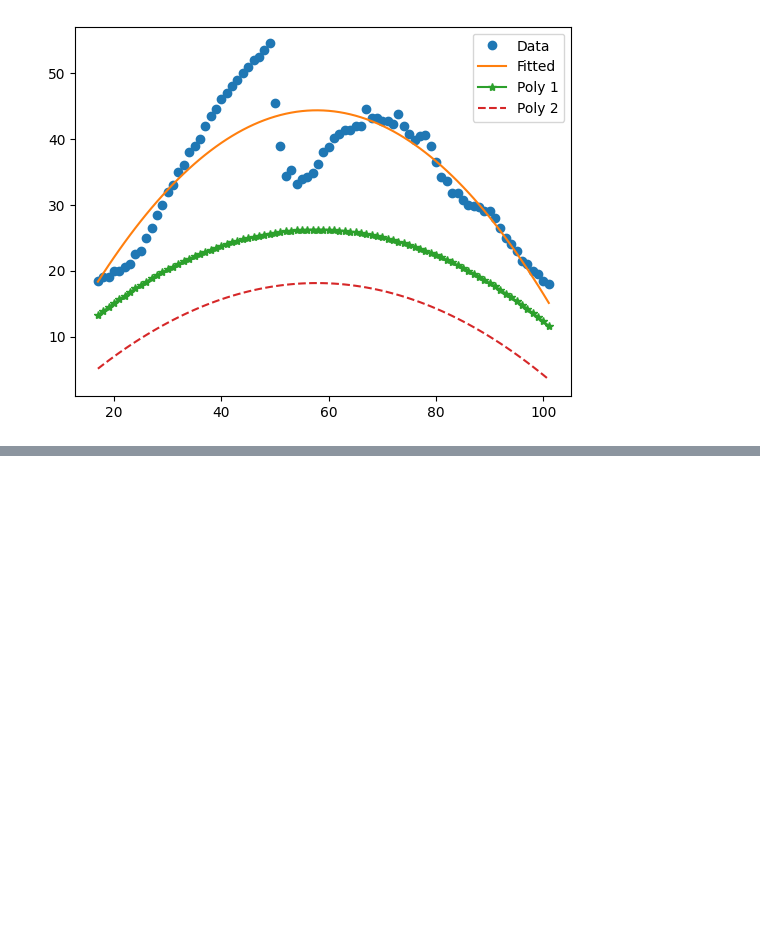
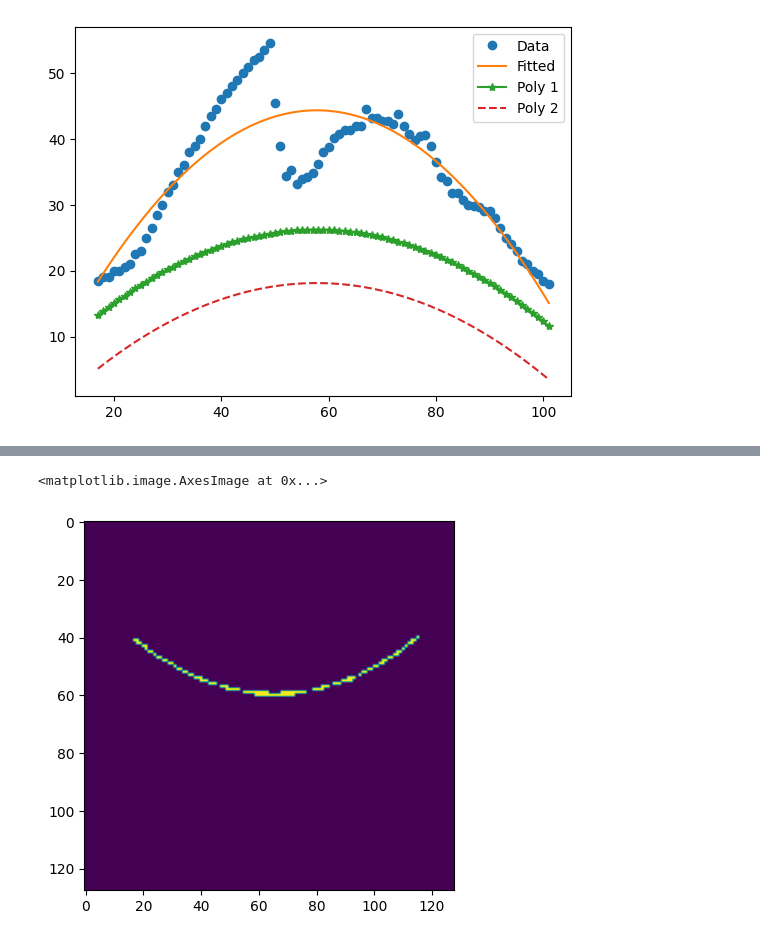
Before and after one commit to khachaturyan-1991/PlotExtract, a Jupyter notebook: WorkingBeast.ipynb, the cells around one changed output, grey strips where cells are left out. Cells and saved outputs as stored; diff of their text form; code cells hidden in the pictures; blank space fills up the shorter version.

```diff
--- a/WorkingBeast.ipynb
+++ b/WorkingBeast.ipynb
@@ -714,0 +798,6 @@ plt.show()
+# %%
+selected = mask[1]
+plt.imshow(selected)
+# %% [output]
+<matplotlib.image.AxesImage at 0x...>
+[figure, added]
```
Also changed, not shown: parts of 16 cells of this notebook.
